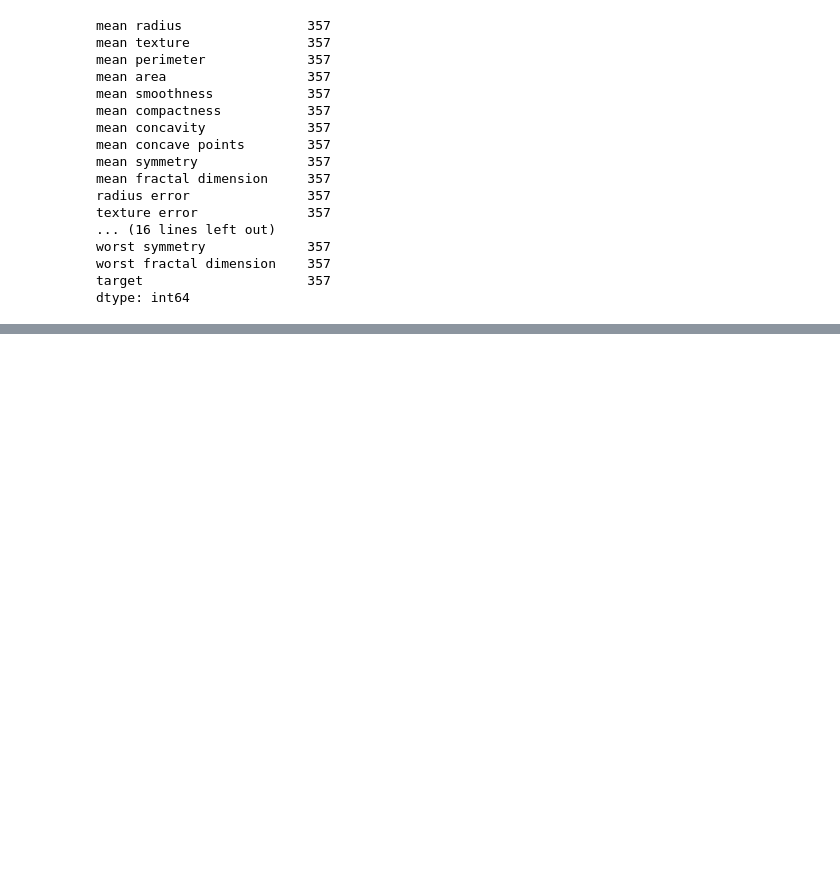
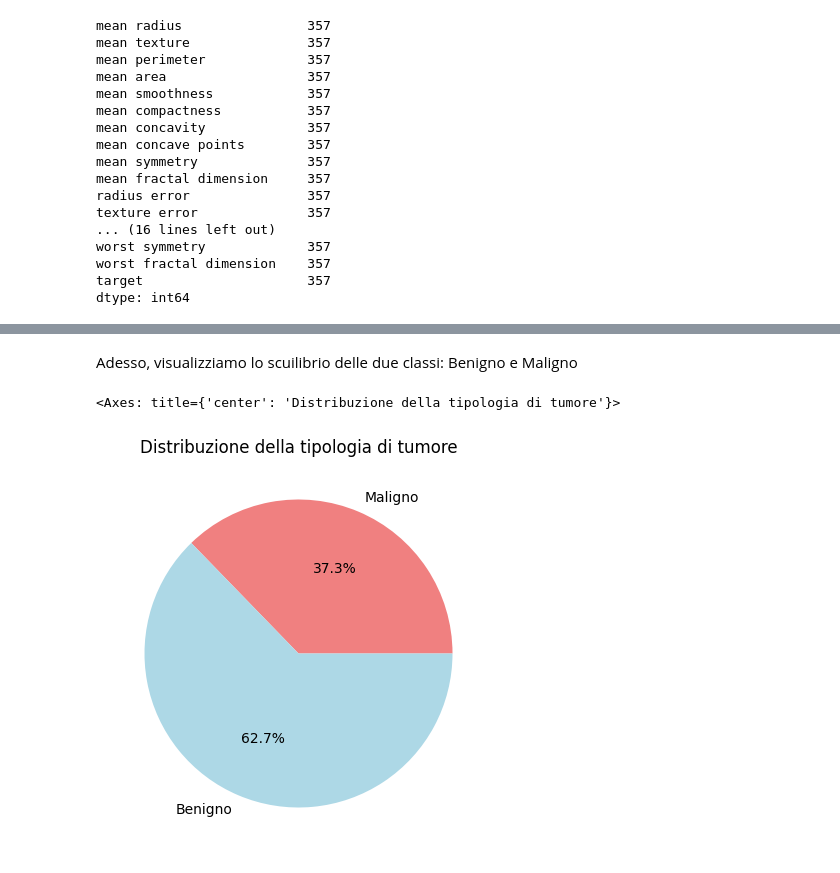
Before and after one commit to JacopoFoschi2/ElaboratoOIAML, a Jupyter notebook: progetto_esame.ipynb, the cells around one changed output, grey strips where cells are left out. Drawn from its saved outputs; the diff is of its cells as text; code cells hidden in the pictures; blank space fills up the shorter version.

```diff
--- a/progetto_esame.ipynb
+++ b/progetto_esame.ipynb
@@ -81,0 +121,8 @@ dtype: int64
+# %% [markdown]
+Adesso, visualizziamo lo scuilibrio delle due classi: Benigno e Maligno
+# %%
+# Mostriamo la distribuzione delle classi tramite un grafico a torta
+df['target'].value_counts().sort_index().plot.pie( labels=['Maligno', 'Benigno'], colors=['lightcoral', 'lightblue'], autopct='%1.1f%%', figsize=(5, 5), title='Distribuzione della tipologia di tumore', ylabel='')
+# %% [output]
+<Axes: title={'center': 'Distribuzione della tipologia di tumore'}>
+[figure, added]
```
Also changed, not shown: parts of 29 cells of this notebook.
